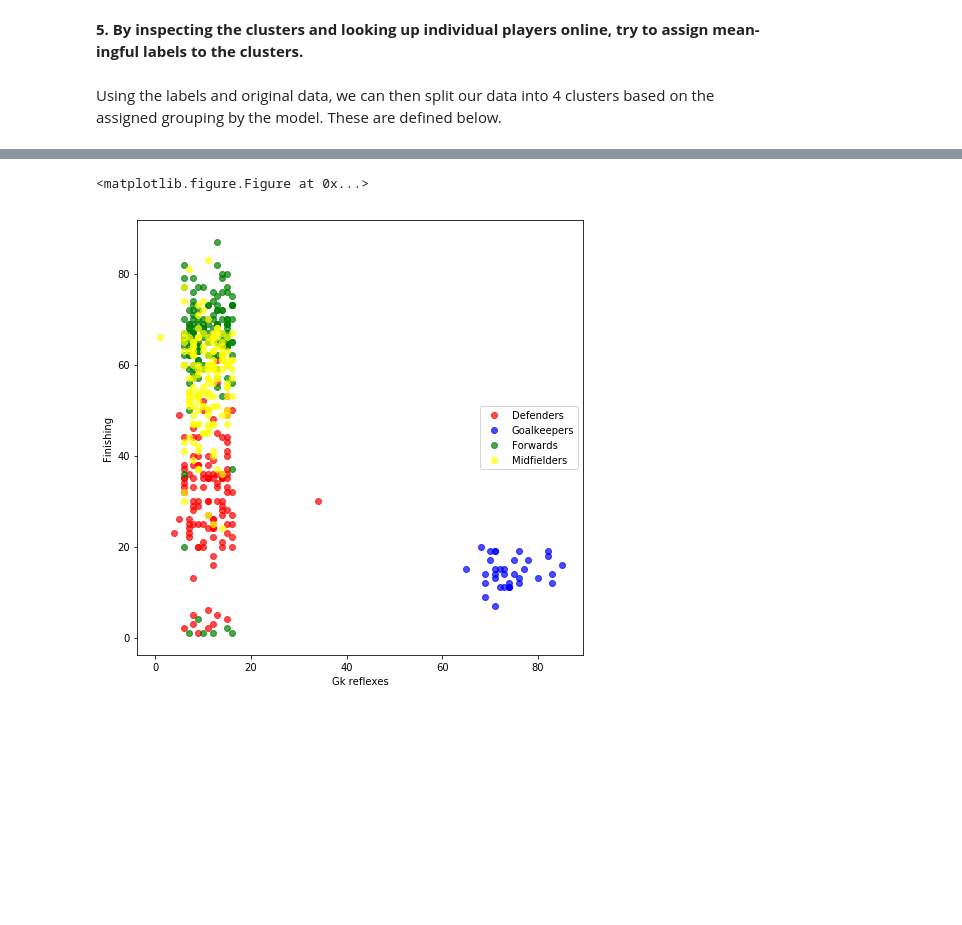
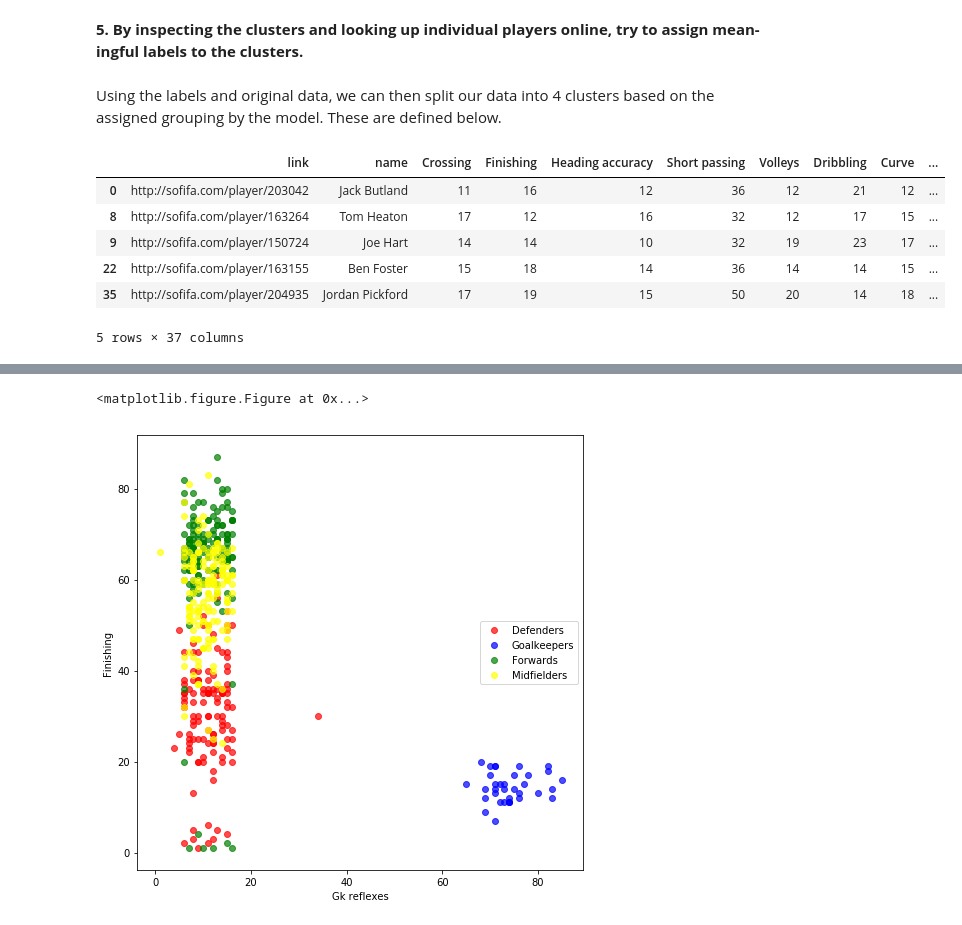
Before and after one commit to mo3016/ml4, a Jupyter notebook: Machine Learning Assignment 4.ipynb, the cells around one changed output, grey strips where cells are left out. Drawn from its saved outputs; the diff is of its cells as text; code cells hidden in the pictures; blank space fills up the shorter version.

```diff
--- a/Machine Learning Assignment 4.ipynb
+++ b/Machine Learning Assignment 4.ipynb
@@ -253,3 +180,20 @@ Above, we ran the read the csv datafile of English Players. We then fitted 4 clu
 ingful labels to the clusters.**
 # %% [markdown]
 Using the labels and original data, we can then split our data into 4 clusters based on the assigned grouping by the model. These are defined below.
+# %%
+#We store the clusters
+clus0 = players.loc[players.Groups == 0]
+clus1 = players.loc[players.Groups == 1]
+clus2 = players.loc[players.Groups == 2]
+clus3 = players.loc[players.Groups == 3]
+
+#Preview cluster 0
+clus0.head()
+# %% [output]
+|  | link | name | Crossing | Finishing | Heading accuracy | Short passing | Volleys | Dribbling | Curve | ... |
+| 0 | http://sofifa.com/player/203042 | Jack Butland | 11 | 16 | 12 | 36 | 12 | 21 | 12 | ... |
+| 8 | http://sofifa.com/player/163264 | Tom Heaton | 17 | 12 | 16 | 32 | 12 | 17 | 15 | ... |
+| 9 | http://sofifa.com/player/150724 | Joe Hart | 14 | 14 | 10 | 32 | 19 | 23 | 17 | ... |
+| 22 | http://sofifa.com/player/163155 | Ben Foster | 15 | 18 | 14 | 36 | 14 | 14 | 15 | ... |
+| 35 | http://sofifa.com/player/204935 | Jordan Pickford | 17 | 19 | 15 | 50 | 20 | 14 | 18 | ... |
+5 rows × 37 columns
```
Also changed, not shown: parts of 12 cells of this notebook, 1 other file.
